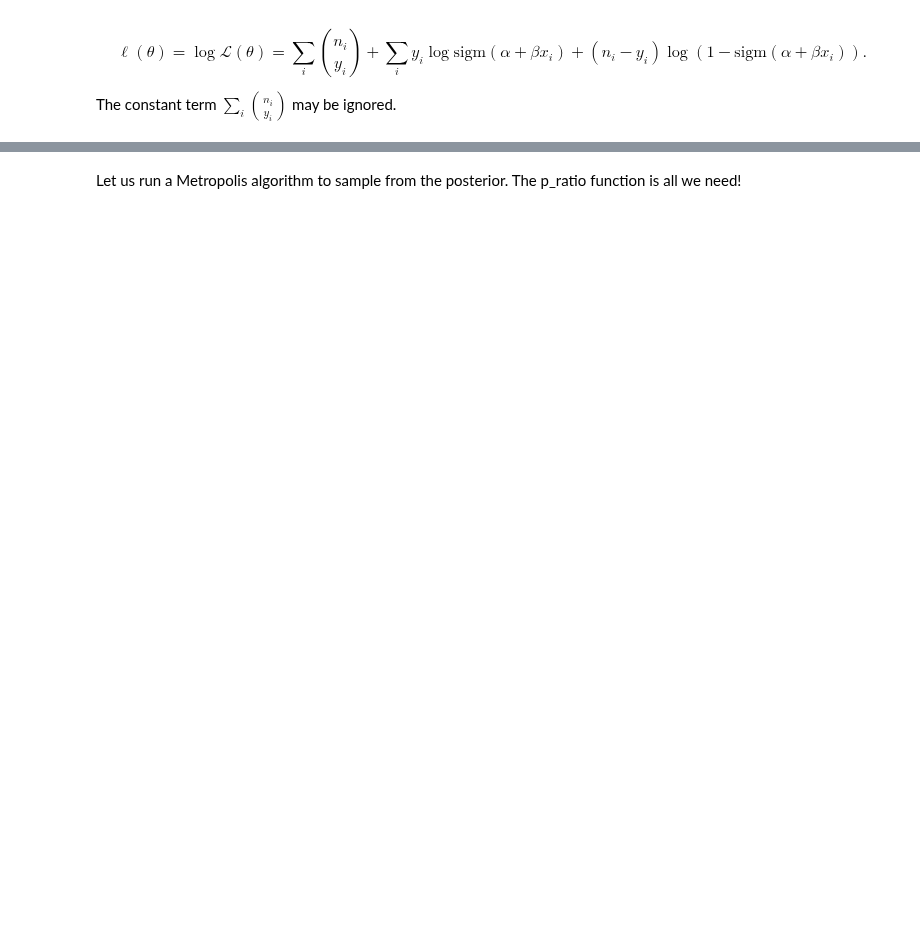
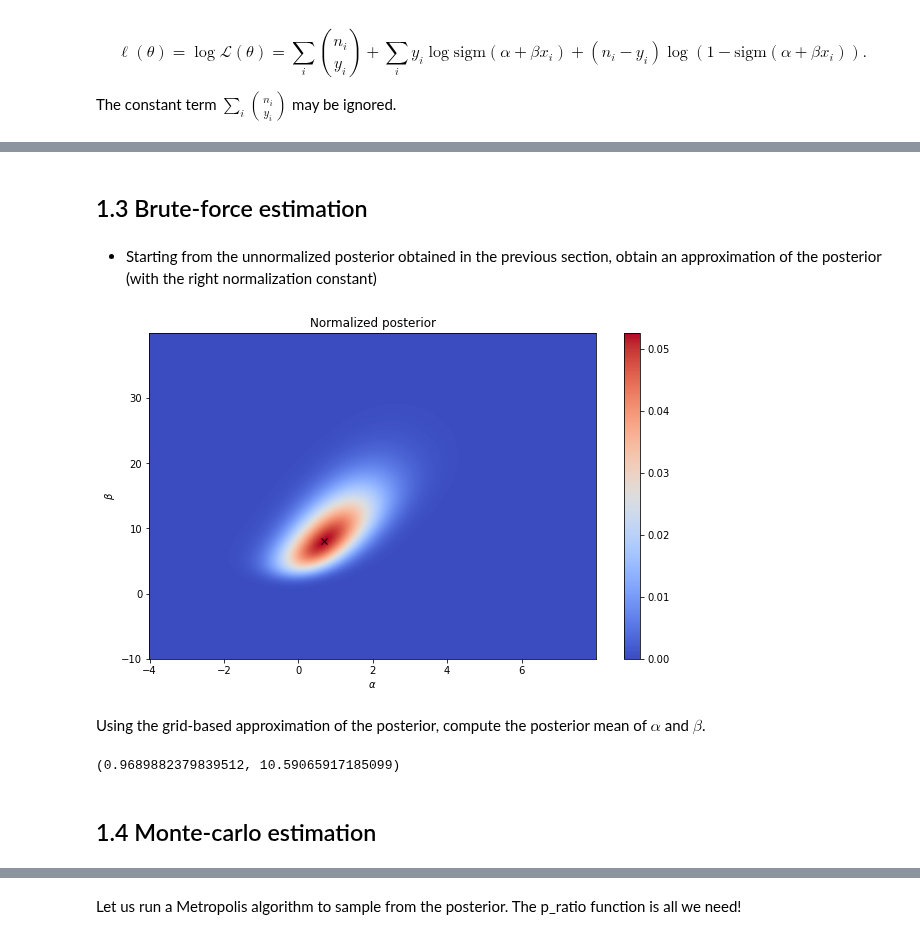
Before and after one commit to gcorani/bda, a Jupyter notebook: ex/bioassay_assignment.ipynb, the cells around one changed output, grey strips where cells are left out. Drawn from its saved outputs; the diff is of its cells as text; code cells hidden in the pictures; blank space fills up the shorter version.

```diff
--- a/ex/bioassay_assignment.ipynb
+++ b/ex/bioassay_assignment.ipynb
@@ -245,0 +230,30 @@ def log_post_fun(alpha, beta):
+# %% [markdown]
+## 1.3 Brute-force estimation
+# %% [markdown]
+* Starting from the unnormalized posterior obtained in the previous section, obtain an approximation of the posterior (with the right normalization constant)
+# %%
+dalpha = 0.01
+dbeta = 0.01
+normalizing_factor = np.sum(POST_UNSC)*dalpha*dbeta
+POST_SC = POST_UNSC/normalizing_factor
+
+
+fig, ax = plt.subplots(figsize=(10, 6))
+c = ax.pcolormesh(AA, BB, POST_SC, cmap=cm.coolwarm, shading='auto')
+plt.plot(theta_map[0], theta_map[1], "kx")
+fig.colorbar(c, ax=ax)
+ax.set_title(f"Normalized posterior");
+ax.set_xlabel(r"$\alpha$");
+ax.set_ylabel(r"$\beta$");
+# %% [output]
+[figure, added]
+# %% [markdown]
+Using the grid-based approximation of the posterior, compute the posterior mean of $\alpha$ and $\beta$.
+# %%
+a_mean = np.sum(AA*POST_SC)*dalpha*dbeta
+b_mean = np.sum(BB*POST_SC)*dalpha*dbeta
+a_mean, b_mean
+# %% [output]
+(0.9689882379839512, 10.59065917185099)
+# %% [markdown]
+## 1.4 Monte-carlo estimation
```
Also changed, not shown: parts of 40 cells of this notebook.
